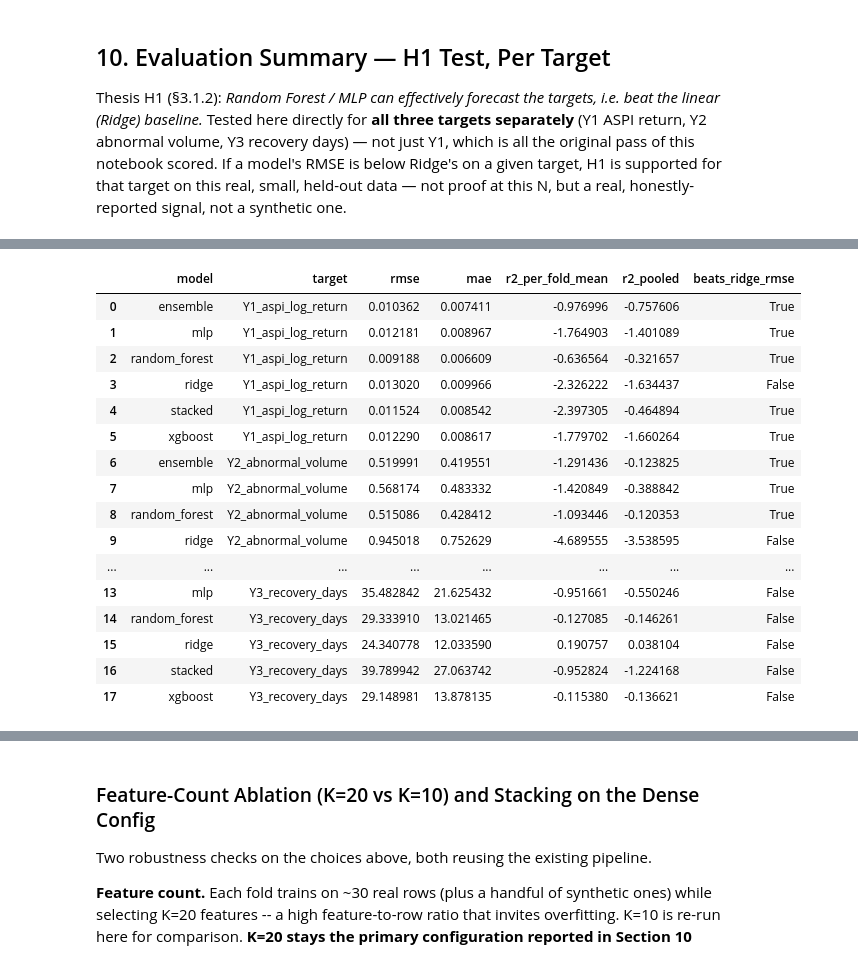
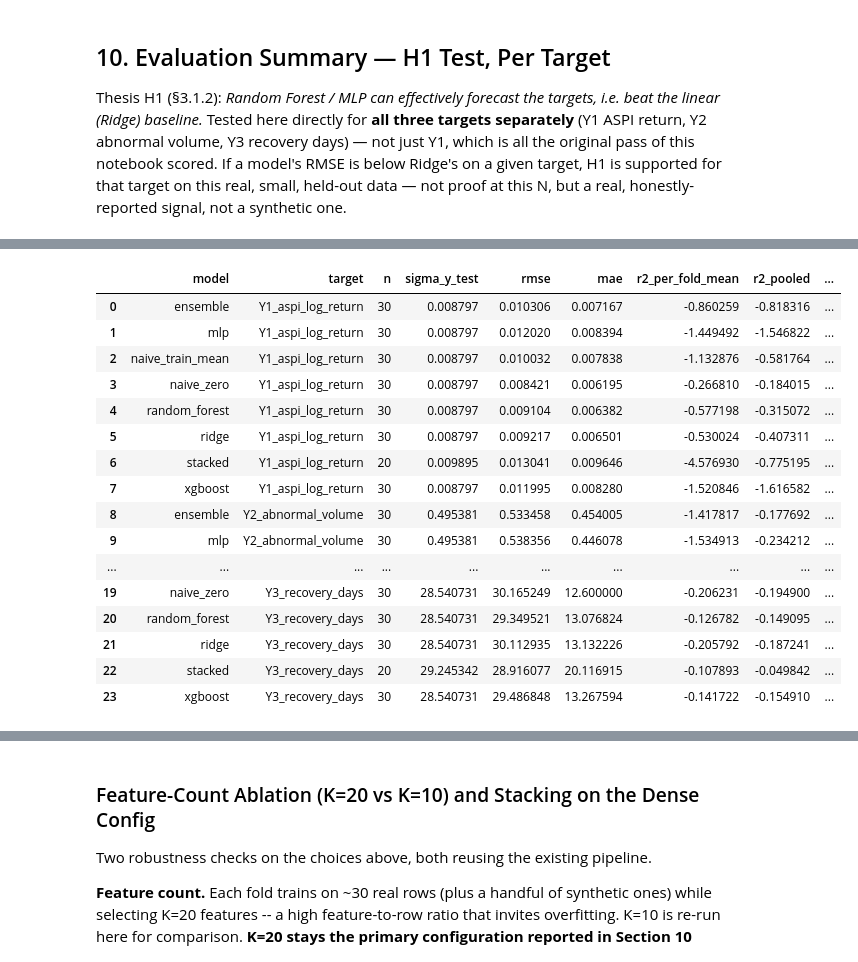
Before and after one commit to Hashan-Samarakkody/CSE-disaster-impact-predictor, a Jupyter notebook: disaster_finance_predictor/notebooks/CSE_Disaster_Impact_Pipeline.ipynb, the cells around one changed output, grey strips where cells are left out. Saved outputs shown, nothing was run; the diff lists cells and outputs as text; code cells hidden in the pictures.

```diff
--- a/disaster_finance_predictor/notebooks/CSE_Disaster_Impact_Pipeline.ipynb
+++ b/disaster_finance_predictor/notebooks/CSE_Disaster_Impact_Pipeline.ipynb
@@ -798,6 +960,12 @@ for name in ("random_forest", "stacked"):  # ponytail: best single model + best
             resid = np.abs(np.concatenate([folds_yt[j] - folds_yp[j] for j in range(i)]))
             q = float(np.quantile(resid, 1 - ALPHA))
             lo, hi = folds_yp[i] - q, folds_yp[i] + q
+            # Clip the interval to the target's definitional support. Coverage is
+            # EXACTLY unchanged (every true y already lies inside the bounds, so a
+            # covered point stays covered) while width is non-increasing -- without
+            # this, Y3 intervals were being reported wider than the target's entire
+            # 0-90 day range.
+            lo, hi = clip_to_bounds(t, lo), clip_to_bounds(t, hi)
             covered += int(np.sum((folds_yt[i] >= lo) & (folds_yt[i] <= hi)))
             total += len(folds_yt[i])
             widths.append(2 * q)
@@ -875,0 +1079,30 @@ Same predictions reframed as a binary crash/no-crash classifier (Y1 < 0 = 'crash
+# %%
+naive_specs = {
+    "naive_zero": lambda y_tr: 0.0,                        # economic null: no measurable effect
+    "naive_train_mean": lambda y_tr: float(y_tr.mean()),   # statistical null: R-squared's reference point
+}
+
+for naive_name, const_fn in naive_specs.items():
+    store_by_target = {}
+    for t in TARGET_COLS:
+        store = {"rmse": [], "mae": [], "r2": [], "y_true": [], "y_pred": []}
+        for s in splits:
+            yt = y[t].iloc[s.test_index].dropna()  # same per-target masking as the models
+            const = const_fn(y[t].iloc[s.train_index].dropna())  # training rows only, never the test mean
+            score_and_record(yt, np.full(len(yt), const, dtype=float), store)
+        yt_all = np.concatenate(store["y_true"])
+        yp_all = np.concatenate(store["y_pred"])
+        store["pooled_r2"] = float(r2_score(yt_all, yp_all))
+        store_by_target[t] = store
+        print(f"{naive_name:>16s} | {t:<20s} RMSE mean={np.mean(store['rmse']):.4f}  "
+              f"MAE mean={np.mean(store['mae']):.4f}  R2(pooled)={store['pooled_r2']:.4f}")
+    results[naive_name] = store_by_target
+
+print()
+print("Models beating the 'no measurable effect' null (naive_zero) on pooled RMSE:")
+for t in TARGET_COLS:
+    null_rmse = np.mean(results["naive_zero"][t]["rmse"])
+    beat = [m for m in results
+            if not m.startswith("naive_") and np.mean(results[m][t]["rmse"]) < null_rmse]
+    print(f"  {t:<20s} null RMSE={null_rmse:.4f} -> beaten by {len(beat)}/{len(REPORTED_MODELS)}: "
+          f"{', '.join(beat) if beat else 'NONE'}")
@@ -880,34 +1144,43 @@ Thesis H1 (§3.1.2): *Random Forest / MLP can effectively forecast the targets,
 # %%
 rows = []
 for name, targets_m in results.items():
     for t in TARGET_COLS:
         m = targets_m[t]
+        yt_all = np.concatenate(m["y_true"])
         rows.append({
             "model": name, "target": t,
+            # n differs across rows: the stacked model forfeits fold 0 to train its meta-learner,
+            # so it is scored on fewer events than the base models and the two are NOT
+            # directly comparable. sigma_y_test is the standard deviation of the held-out
+            # values themselves -- it is R-squared's denominator, and the reason the R-squared
+            # column looks so much worse than the RMSE column (see the markdown below).
+            "n": len(yt_all), "sigma_y_test": float(np.std(yt_all)),
             "rmse": np.mean(m["rmse"]), "mae": np.mean(m["mae"]),
             "r2_per_fold_mean": np.mean(m["r2"]), "r2_pooled": m["pooled_r2"],
         })
 summary = pd.DataFrame(rows)
 ridge_rmse_by_target = summary[summary["model"] == "ridge"].set_index("target")["rmse"]
+null_rmse_by_target = summary[summary["model"] == "naive_zero"].set_index("target")["rmse"]
 summary["beats_ridge_rmse"] = summary.apply(lambda r: r["rmse"] < ridge_rmse_by_target[r["target"]], axis=1)
+summary["beats_null_rmse"] = summary.apply(lambda r: r["rmse"] < null_rmse_by_target[r["target"]], axis=1)
 summary = summary.sort_values(["target", "model"]).reset_index(drop=True)
 summary
 # %% [output]
-|  | model | target | rmse | mae | r2_per_fold_mean | r2_pooled | beats_ridge_rmse |
-| 0 | ensemble | Y1_aspi_log_return | 0.010362 | 0.007411 | -0.976996 | -0.757606 | True |
-| 1 | mlp | Y1_aspi_log_return | 0.012181 | 0.008967 | -1.764903 | -1.401089 | True |
-| 2 | random_forest | Y1_aspi_log_return | 0.009188 | 0.006609 | -0.636564 | -0.321657 | True |
-| 3 | ridge | Y1_aspi_log_return | 0.013020 | 0.009966 | -2.326222 | -1.634437 | False |
-| 4 | stacked | Y1_aspi_log_return | 0.011524 | 0.008542 | -2.397305 | -0.464894 | True |
-| 5 | xgboost | Y1_aspi_log_return | 0.012290 | 0.008617 | -1.779702 | -1.660264 | True |
-| 6 | ensemble | Y2_abnormal_volume | 0.519991 | 0.419551 | -1.291436 | -0.123825 | True |
-| 7 | mlp | Y2_abnormal_volume | 0.568174 | 0.483332 | -1.420849 | -0.388842 | True |
-| 8 | random_forest | Y2_abnormal_volume | 0.515086 | 0.428412 | -1.093446 | -0.120353 | True |
-| 9 | ridge | Y2_abnormal_volume | 0.945018 | 0.752629 | -4.689555 | -3.538595 | False |
-| ... | ... | ... | ... | ... | ... | ... | ... |
-| 13 | mlp | Y3_recovery_days | 35.482842 | 21.625432 | -0.951661 | -0.550246 | False |
-| 14 | random_forest | Y3_recovery_days | 29.333910 | 13.021465 | -0.127085 | -0.146261 | False |
-| 15 | ridge | Y3_recovery_days | 24.340778 | 12.033590 | 0.190757 | 0.038104 | False |
-| 16 | stacked | Y3_recovery_days | 39.789942 | 27.063742 | -0.952824 | -1.224168 | False |
-| 17 | xgboost | Y3_recovery_days | 29.148981 | 13.878135 | -0.115380 | -0.136621 | False |
+|  | model | target | n | sigma_y_test | rmse | mae | r2_per_fold_mean | r2_pooled | ... |
+| 0 | ensemble | Y1_aspi_log_return | 30 | 0.008797 | 0.010306 | 0.007167 | -0.860259 | -0.818316 | ... |
+| 1 | mlp | Y1_aspi_log_return | 30 | 0.008797 | 0.012020 | 0.008394 | -1.449492 | -1.546822 | ... |
+| 2 | naive_train_mean | Y1_aspi_log_return | 30 | 0.008797 | 0.010032 | 0.007838 | -1.132876 | -0.581764 | ... |
+| 3 | naive_zero | Y1_aspi_log_return | 30 | 0.008797 | 0.008421 | 0.006195 | -0.266810 | -0.184015 | ... |
+| 4 | random_forest | Y1_aspi_log_return | 30 | 0.008797 | 0.009104 | 0.006382 | -0.577198 | -0.315072 | ... |
+| 5 | ridge | Y1_aspi_log_return | 30 | 0.008797 | 0.009217 | 0.006501 | -0.530024 | -0.407311 | ... |
+| 6 | stacked | Y1_aspi_log_return | 20 | 0.009895 | 0.013041 | 0.009646 | -4.576930 | -0.775195 | ... |
+| 7 | xgboost | Y1_aspi_log_return | 30 | 0.008797 | 0.011995 | 0.008280 | -1.520846 | -1.616582 | ... |
+| 8 | ensemble | Y2_abnormal_volume | 30 | 0.495381 | 0.533458 | 0.454005 | -1.417817 | -0.177692 | ... |
+| 9 | mlp | Y2_abnormal_volume | 30 | 0.495381 | 0.538356 | 0.446078 | -1.534913 | -0.234212 | ... |
+| ... | ... | ... | ... | ... | ... | ... | ... | ... | ... |
+| 19 | naive_zero | Y3_recovery_days | 30 | 28.540731 | 30.165249 | 12.600000 | -0.206231 | -0.194900 | ... |
+| 20 | random_forest | Y3_recovery_days | 30 | 28.540731 | 29.349521 | 13.076824 | -0.126782 | -0.149095 | ... |
+| 21 | ridge | Y3_recovery_days | 30 | 28.540731 | 30.112935 | 13.132226 | -0.205792 | -0.187241 | ... |
+| 22 | stacked | Y3_recovery_days | 20 | 29.245342 | 28.916077 | 20.116915 | -0.107893 | -0.049842 | ... |
+| 23 | xgboost | Y3_recovery_days | 30 | 28.540731 | 29.486848 | 13.267594 | -0.141722 | -0.154910 | ... |
 # %% [markdown]
```
Also changed, not shown: parts of 22 cells of this notebook, 2 other files.
